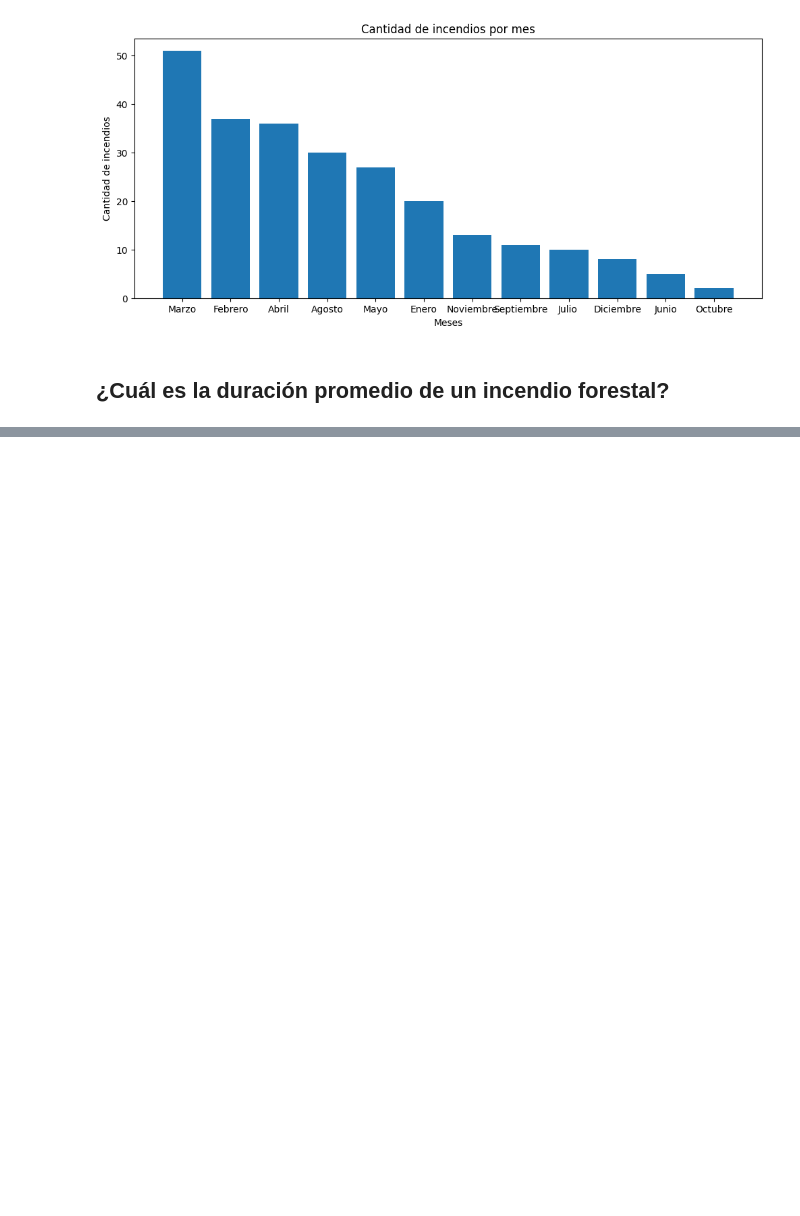
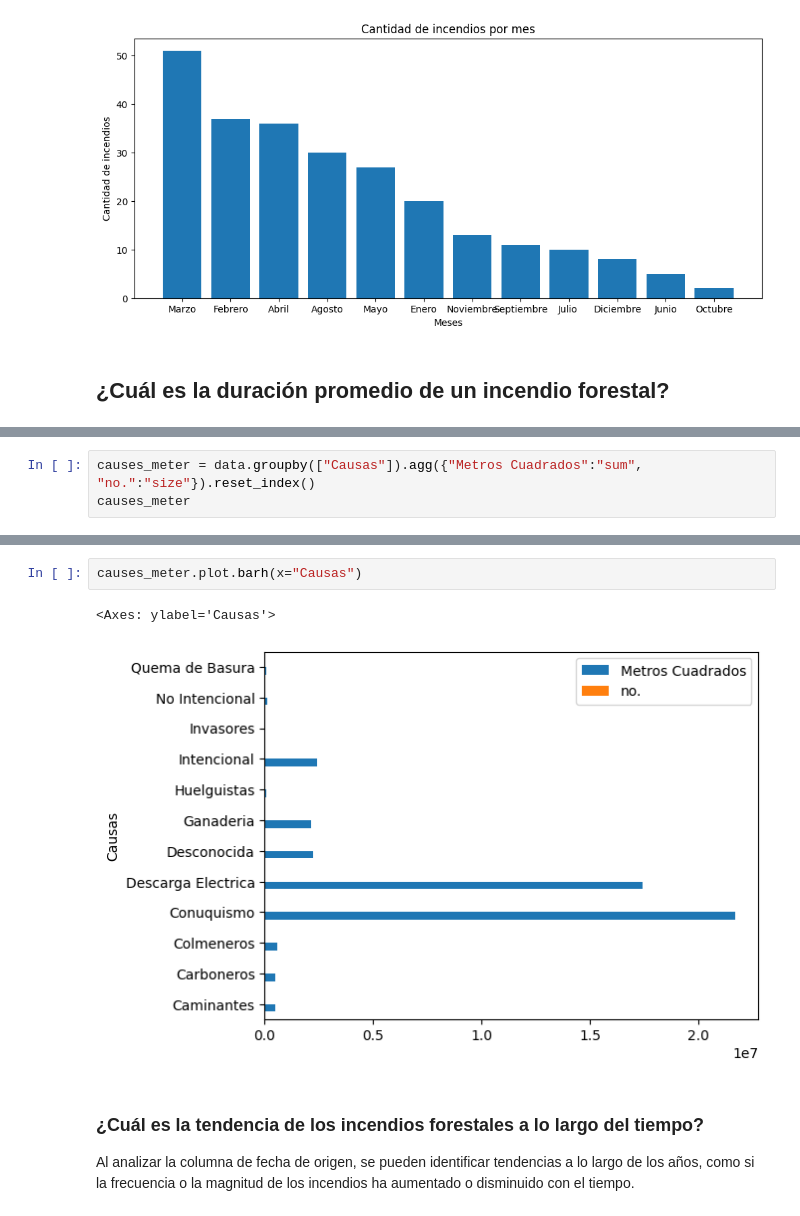
Before and after one commit to Edwinroman30/sic-forest-fire-rd, a Jupyter notebook: main.ipynb, the cells around one changed output, grey strips where cells are left out. Drawn from its saved outputs; the diff is of its cells as text; blank space fills up the shorter version.

```diff
--- a/main.ipynb
+++ b/main.ipynb
@@ -205,0 +284,3 @@ d_prom(data)
+# %%
+causes_meter = data.groupby(["Causas"]).agg({"Metros Cuadrados":"sum", "no.":"size"}).reset_index()
+causes_meter
@@ -205,0 +301,9 @@ d_prom(data)
+# %%
+causes_meter.plot.barh(x="Causas")
+# %% [output]
+<Axes: ylabel='Causas'>
+[figure, added]
+# %% [markdown]
+### ¿Cuál es la tendencia de los incendios forestales a lo largo del tiempo?
+
+Al analizar la columna de fecha de origen, se pueden identificar tendencias a lo largo de los años, como si la frecuencia o la magnitud de los incendios ha aumentado o disminuido con el tiempo.
```
Also changed, not shown: parts of 21 cells of this notebook.
